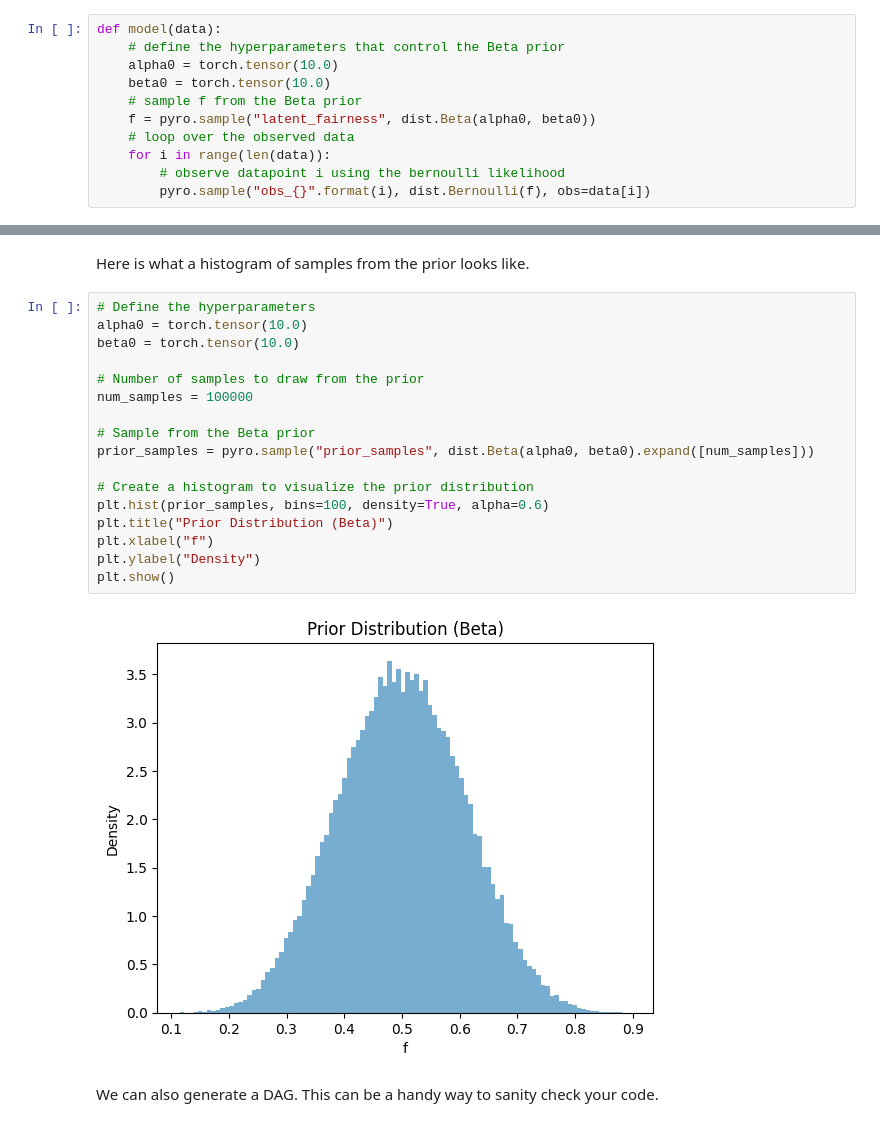
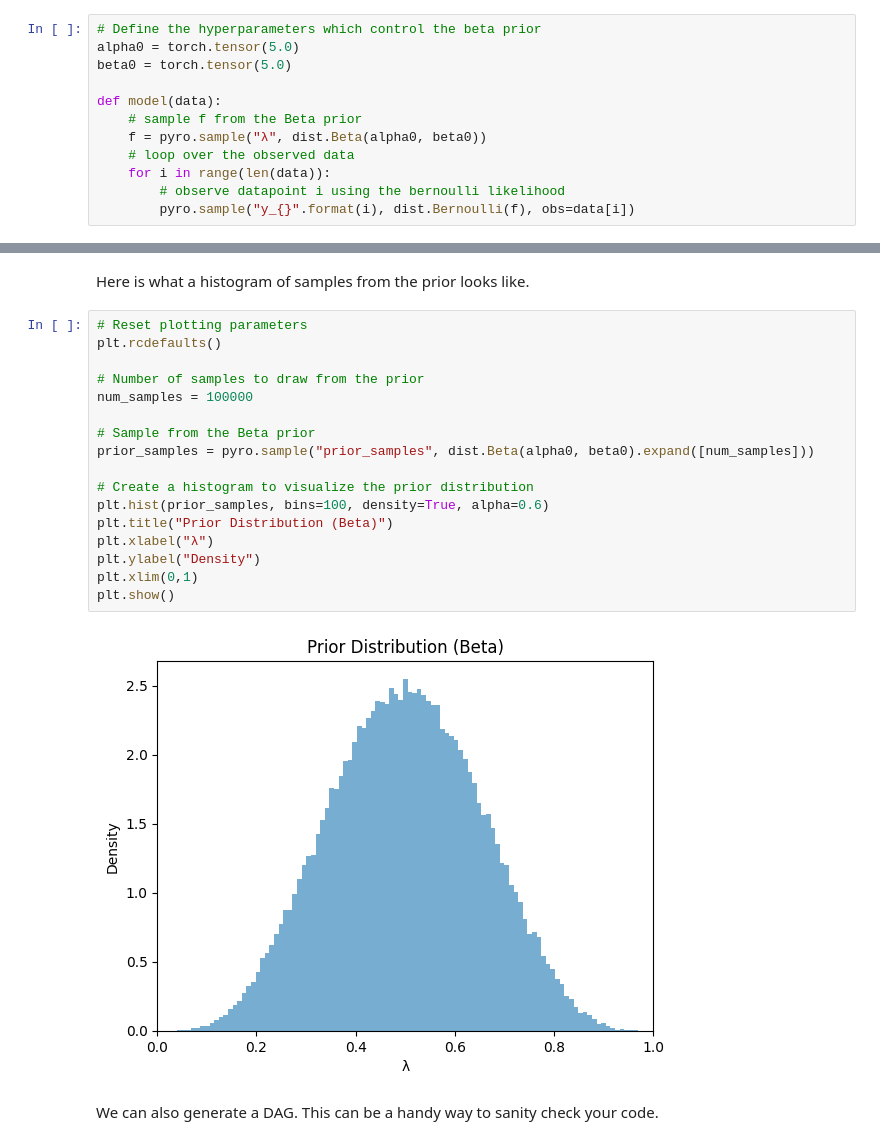
Before and after one commit to DiasFrazerGroup/Intro-to-Bayesian-Modelling-Course, a Jupyter notebook: BayesianModellingCourse_FirstStepsWithPyro_VersionWithAnswers.ipynb, the cells around one changed output, grey strips where cells are left out. Cells and saved outputs as stored; diff of their text form.

```diff
--- a/BayesianModellingCourse_FirstStepsWithPyro_VersionWithAnswers.ipynb
+++ b/BayesianModellingCourse_FirstStepsWithPyro_VersionWithAnswers.ipynb
@@ -205,39 +216,40 @@ where $i$ labels each throw of the coin and $\alpha$ and $\beta$ are the paramet
 
 This is what the model looks like in Pyro
 # %%
+# Define the hyperparameters which control the beta prior
+alpha0 = torch.tensor(5.0)
+beta0 = torch.tensor(5.0)
+
 def model(data):
-    # define the hyperparameters that control the Beta prior
-    alpha0 = torch.tensor(10.0)
-    beta0 = torch.tensor(10.0)
     # sample f from the Beta prior
-    f = pyro.sample("latent_fairness", dist.Beta(alpha0, beta0))
+    f = pyro.sample("λ", dist.Beta(alpha0, beta0))
     # loop over the observed data
     for i in range(len(data)):
         # observe datapoint i using the bernoulli likelihood
-        pyro.sample("obs_{}".format(i), dist.Bernoulli(f), obs=data[i])
+        pyro.sample("y_{}".format(i), dist.Bernoulli(f), obs=data[i])
 # %% [markdown]
 You may not be familiar with python, or PyTorch, and so the details of each line might be hard to follow but don't worry. The main point to notice at this stage is that this model definition quite closely resembles the mathematical expression for the model above!
 # %% [markdown]
 Here is what a histogram of samples from the prior looks like.
 # %%
-# Define the hyperparameters
-alpha0 = torch.tensor(10.0)
-beta0 = torch.tensor(10.0)
+# Reset plotting parameters
+plt.rcdefaults()
 
 # Number of samples to draw from the prior
 num_samples = 100000
 
 # Sample from the Beta prior
 prior_samples = pyro.sample("prior_samples", dist.Beta(alpha0, beta0).expand([num_samples]))
 
 # Create a histogram to visualize the prior distribution
 plt.hist(prior_samples, bins=100, density=True, alpha=0.6)
 plt.title("Prior Distribution (Beta)")
-plt.xlabel("f")
+plt.xlabel("λ")
 plt.ylabel("Density")
+plt.xlim(0,1)
 plt.show()
 # %% [output]
-[figure, old version]
+[figure, new version]
 # %% [markdown]
 We can also generate a DAG. This can be a handy way to sanity check your code.
 # %%
```
Also changed, not shown: parts of 132 cells of this notebook, 1 other file.
